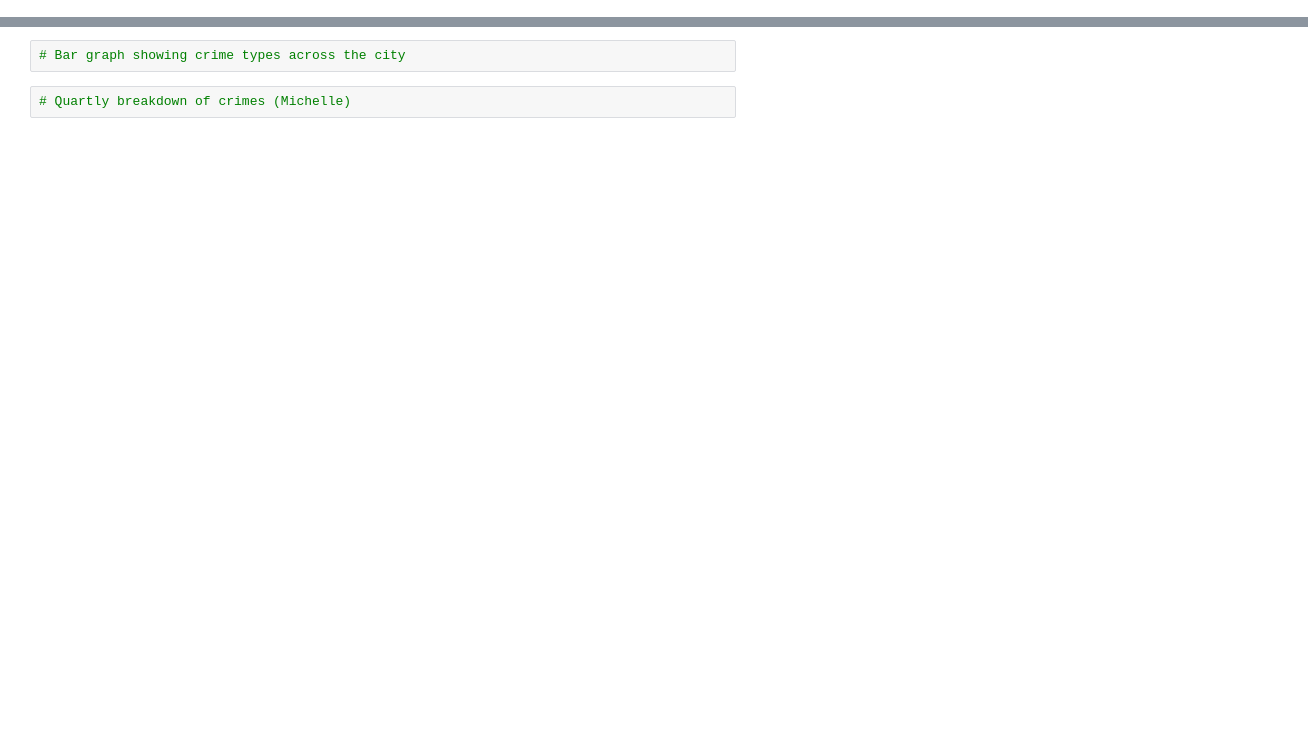
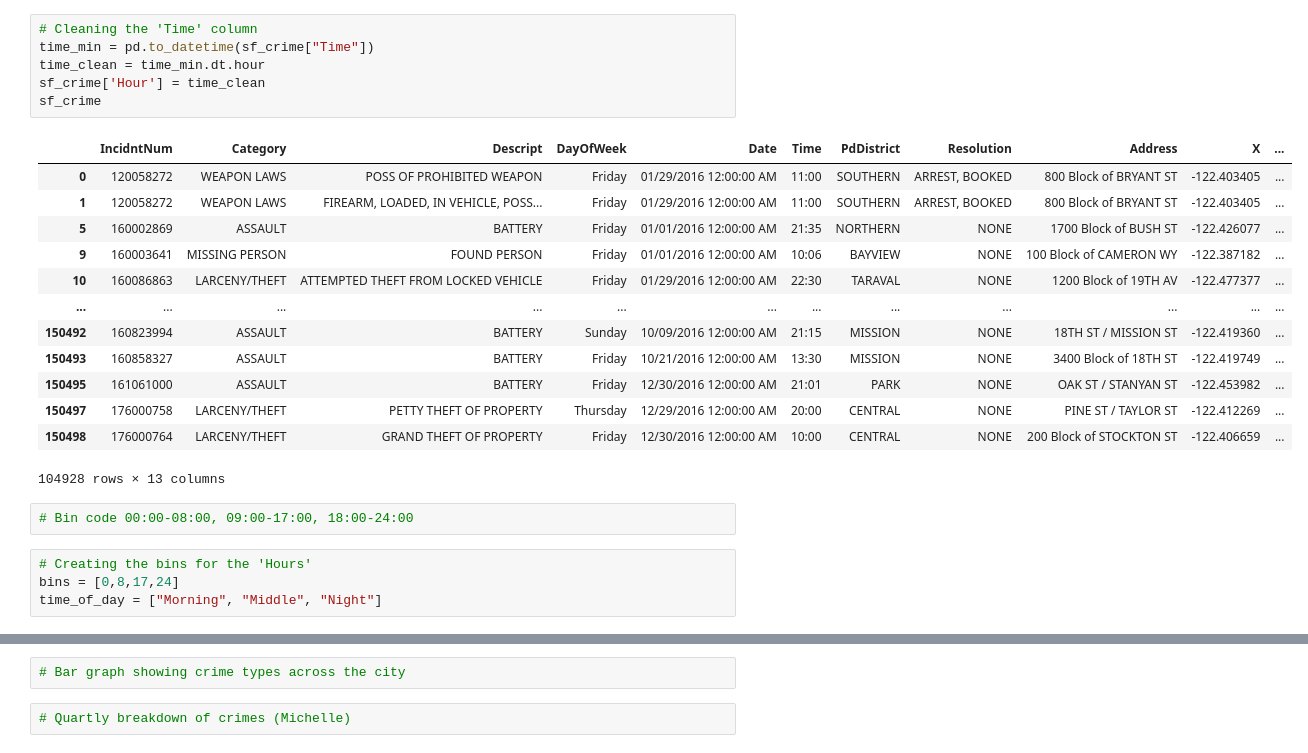
Before and after one commit to michellegillis/SFPD_Crime_Stats_Project, a Jupyter notebook: sf_crime_category.ipynb, the cells around one changed output, grey strips where cells are left out. Drawn from its saved outputs; the diff is of its cells as text; blank space fills up the shorter version.

```diff
--- a/sf_crime_category.ipynb
+++ b/sf_crime_category.ipynb
@@ -27,0 +47,26 @@ sfpd_rawdata_clean
+# %%
+# Cleaning the 'Time' column
+time_min = pd.to_datetime(sf_crime["Time"])
+time_clean = time_min.dt.hour
+sf_crime['Hour'] = time_clean
+sf_crime
+# %% [output]
+|  | IncidntNum | Category | Descript | DayOfWeek | Date | Time | PdDistrict | Resolution | Address | X | ... |
+| 0 | 120058272 | WEAPON LAWS | POSS OF PROHIBITED WEAPON | Friday | 01/29/2016 12:00:00 AM | 11:00 | SOUTHERN | ARREST, BOOKED | 800 Block of BRYANT ST | -122.403405 | ... |
+| 1 | 120058272 | WEAPON LAWS | FIREARM, LOADED, IN VEHICLE, POSS... | Friday | 01/29/2016 12:00:00 AM | 11:00 | SOUTHERN | ARREST, BOOKED | 800 Block of BRYANT ST | -122.403405 | ... |
+| 5 | 160002869 | ASSAULT | BATTERY | Friday | 01/01/2016 12:00:00 AM | 21:35 | NORTHERN | NONE | 1700 Block of BUSH ST | -122.426077 | ... |
+| 9 | 160003641 | MISSING PERSON | FOUND PERSON | Friday | 01/01/2016 12:00:00 AM | 10:06 | BAYVIEW | NONE | 100 Block of CAMERON WY | -122.387182 | ... |
+| 10 | 160086863 | LARCENY/THEFT | ATTEMPTED THEFT FROM LOCKED VEHICLE | Friday | 01/29/2016 12:00:00 AM | 22:30 | TARAVAL | NONE | 1200 Block of 19TH AV | -122.477377 | ... |
+| ... | ... | ... | ... | ... | ... | ... | ... | ... | ... | ... | ... |
+| 150492 | 160823994 | ASSAULT | BATTERY | Sunday | 10/09/2016 12:00:00 AM | 21:15 | MISSION | NONE | 18TH ST / MISSION ST | -122.419360 | ... |
+| 150493 | 160858327 | ASSAULT | BATTERY | Friday | 10/21/2016 12:00:00 AM | 13:30 | MISSION | NONE | 3400 Block of 18TH ST | -122.419749 | ... |
+| 150495 | 161061000 | ASSAULT | BATTERY | Friday | 12/30/2016 12:00:00 AM | 21:01 | PARK | NONE | OAK ST / STANYAN ST | -122.453982 | ... |
+| 150497 | 176000758 | LARCENY/THEFT | PETTY THEFT OF PROPERTY | Thursday | 12/29/2016 12:00:00 AM | 20:00 | CENTRAL | NONE | PINE ST / TAYLOR ST | -122.412269 | ... |
+| 150498 | 176000764 | LARCENY/THEFT | GRAND THEFT OF PROPERTY | Friday | 12/30/2016 12:00:00 AM | 10:00 | CENTRAL | NONE | 200 Block of STOCKTON ST | -122.406659 | ... |
+104928 rows × 13 columns
+# %%
+# Bin code 00:00-08:00, 09:00-17:00, 18:00-24:00
+# %%
+# Creating the bins for the 'Hours'
+bins = [0,8,17,24]
+time_of_day = ["Morning", "Middle", "Night"]
```
Also changed, not shown: parts of 8 cells of this notebook, 1 other file.
